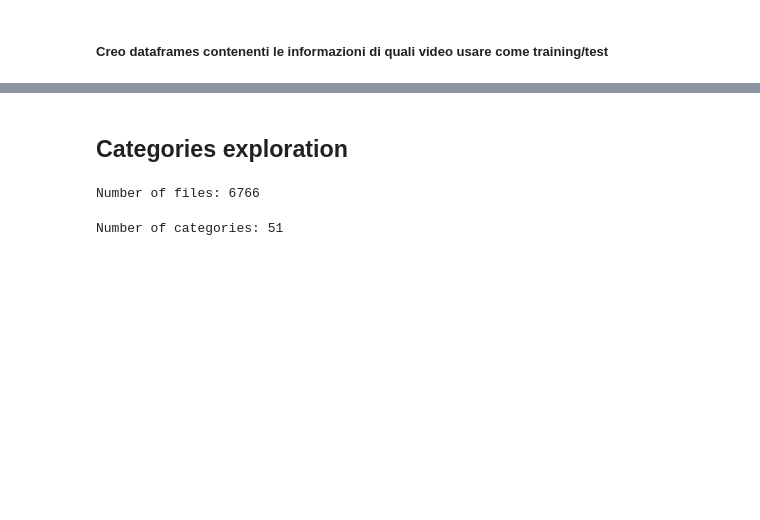
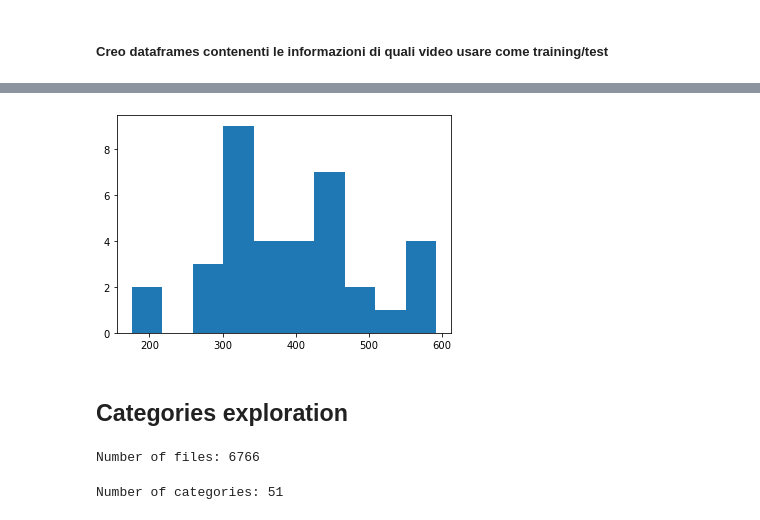
Before and after one commit to giocoal/hmdb51-two-stream-action-recognition, a Jupyter notebook: DataExploration.ipynb, the cells around one changed output, grey strips where cells are left out. Drawn from its saved outputs; the diff is of its cells as text; code cells hidden in the pictures; blank space fills up the shorter version.

```diff
--- a/DataExploration.ipynb
+++ b/DataExploration.ipynb
@@ -38,7 +38,7 @@ def split_to_df(split):
         with open(f"{path}/testTrainMulti_7030_splits/{action}_test_{split}.txt") as f:
             informations = f.readlines()
         for info in informations:   #per ogni video della lista dei video di una data azione
-            df.loc[len(df)] = action, info.split()[0], info.split()[1]
+            df.loc[len(df)] = action, info.split()[0], int(info.split()[1])
     return df
 # %%
 split1 = split_to_df("split1")
@@ -56,3 +78,8 @@ split1.head()
+# %%
+plt.hist (dimensions)
+plt.show()
+# %% [output]
+[figure, added]
 # %% [markdown]
 ## Categories exploration
 # %%
```
Also changed, not shown: parts of 21 cells of this notebook.
